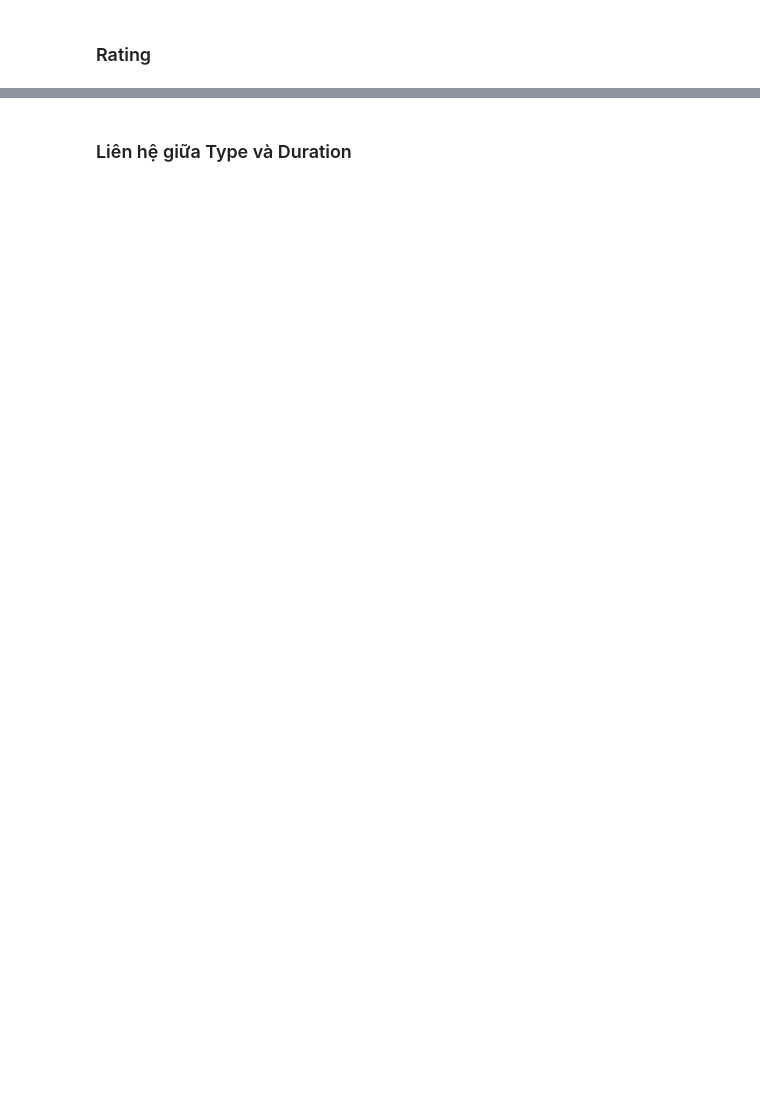
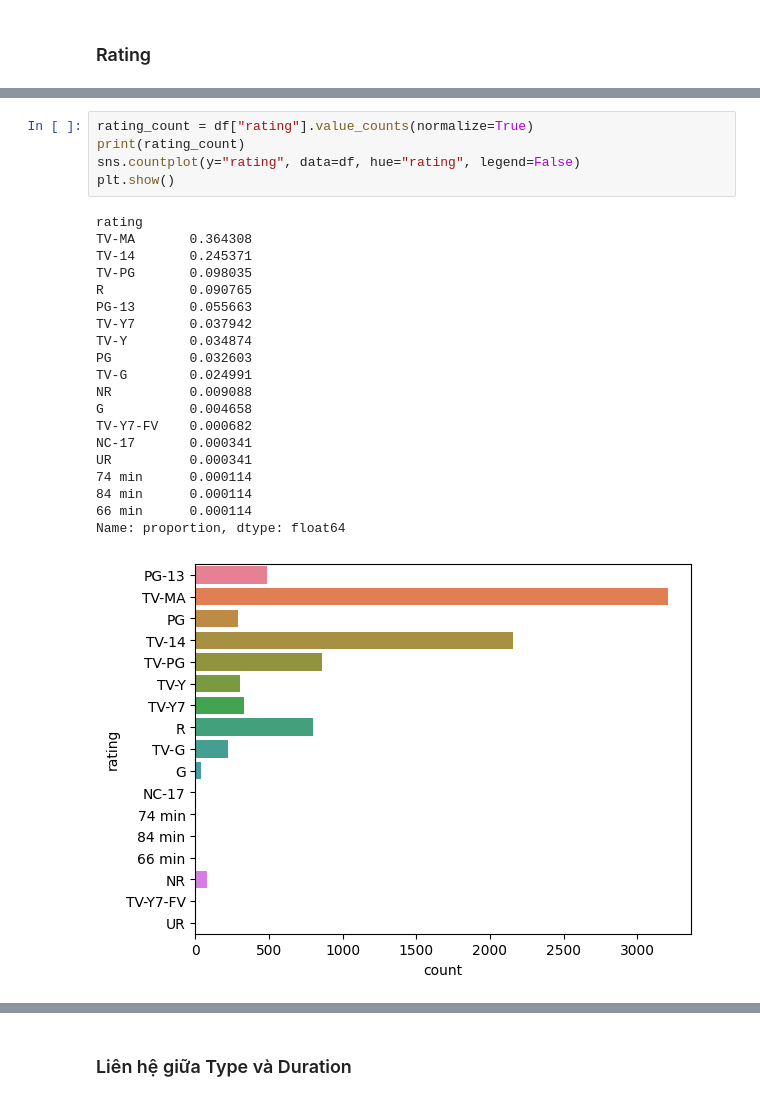
Before and after one commit to nhttrn84/Data_Visualization, a Jupyter notebook: relationship.ipynb, the cells around one changed output, grey strips where cells are left out. Drawn from its saved outputs; the diff is of its cells as text; blank space fills up the shorter version.

```diff
--- a/relationship.ipynb
+++ b/relationship.ipynb
@@ -298,0 +323,26 @@ plt.show()
+# %%
+rating_count = df["rating"].value_counts(normalize=True)
+print(rating_count)
+sns.countplot(y="rating", data=df, hue="rating", legend=False)
+plt.show()
+# %% [output]
+rating
+TV-MA       0.364308
+TV-14       0.245371
+TV-PG       0.098035
+R           0.090765
+PG-13       0.055663
+TV-Y7       0.037942
+TV-Y        0.034874
+PG          0.032603
+TV-G        0.024991
+NR          0.009088
+G           0.004658
+TV-Y7-FV    0.000682
+NC-17       0.000341
+UR          0.000341
+74 min      0.000114
+84 min      0.000114
+66 min      0.000114
+Name: proportion, dtype: float64
+[figure, added]
```
Also changed, not shown: parts of 11 cells of this notebook.
